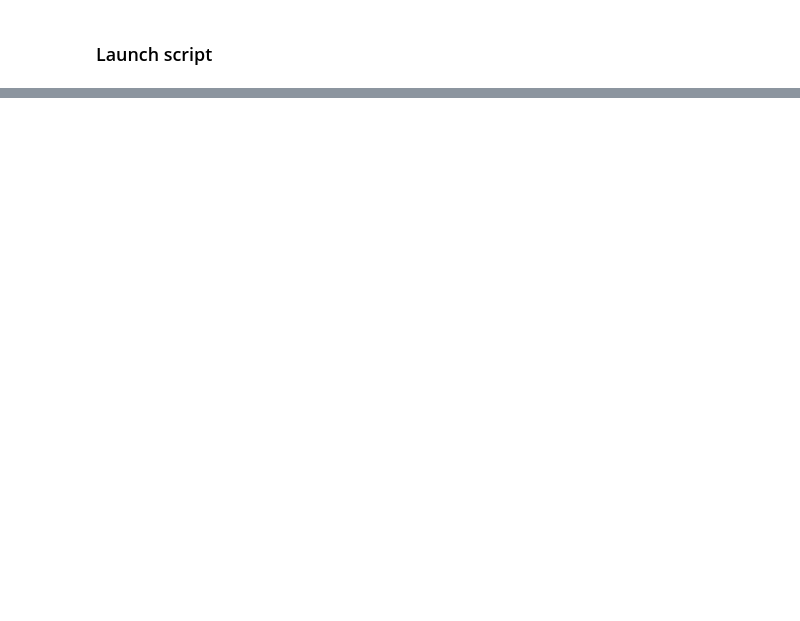
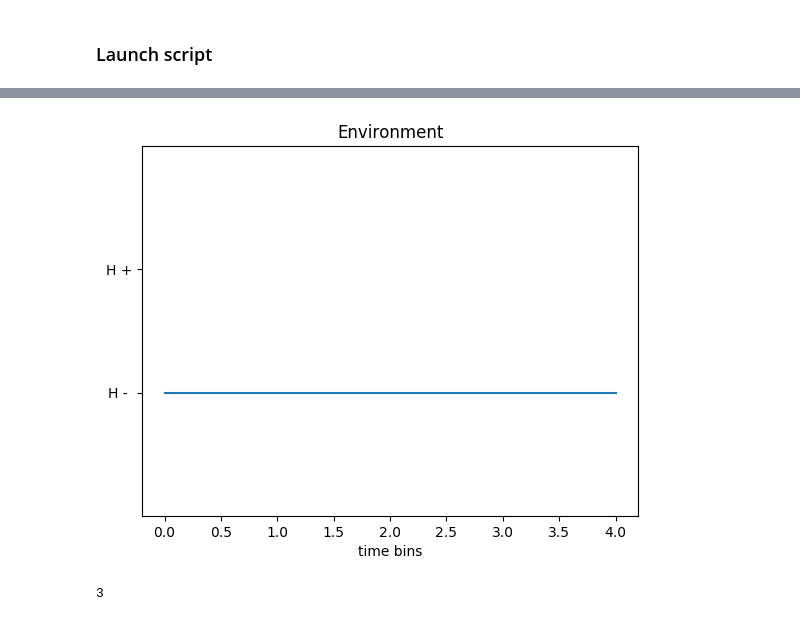
Before and after one commit to aernesto/dots-reversal-ideal-obs, a Jupyter notebook: Jupyter_1.ipynb, the cells around one changed output, grey strips where cells are left out. Cells and saved outputs as stored; diff of their text form; code cells hidden in the pictures; blank space fills up the shorter version.

Commit message:
plot of environment

```diff
--- a/Jupyter_1.ipynb
+++ b/Jupyter_1.ipynb
@@ -563 +598,22 @@ A plot of stimulus should appear here
 Supposed to save here
+# %%
+x=np.array([0,4])
+y=np.array([0,0])
+fig = plt.figure()
+ax = fig.add_subplot(1,1,1)
+ticks = np.array([0, 1])
+ax.set_yticks(ticks)
+ax.set_ylim([-1,2])
+labels=['H - ','H +']
+plt.yticks([0,1], labels)
+plt.step(x, y, where='post')
+plt.title('Environment')
+plt.xlabel('time bins')
+plt.show()
+# %% [output]
+[figure, added]
+# %%
+j = np.array([3,5,2])
+print(j.size)
+# %% [output]
+3
```
Also changed, not shown: parts of 6 cells of this notebook.
